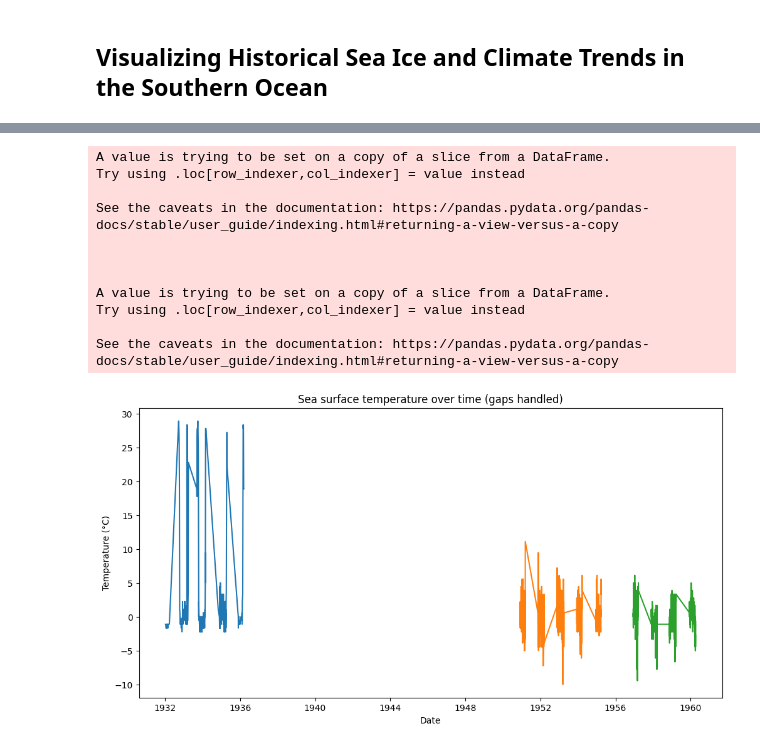
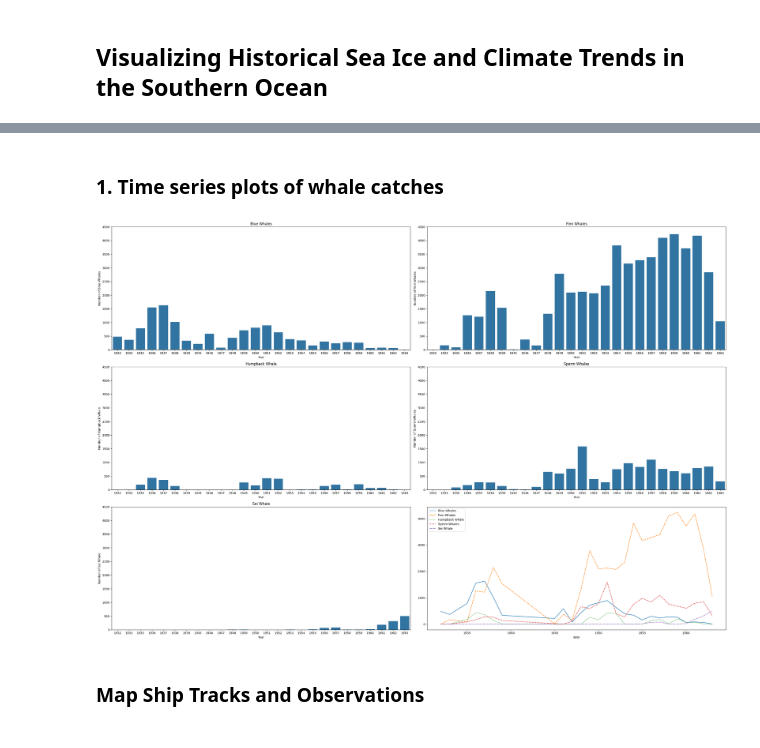
Before and after one commit to wandang2002/CDS-301, a Jupyter notebook: draft1.ipynb, the cells around one changed output, grey strips where cells are left out. Drawn from its saved outputs; the diff is of its cells as text; code cells hidden in the pictures.

```diff
--- a/draft1.ipynb
+++ b/draft1.ipynb
@@ -8,5 +8,6 @@ import plotly.express as px
 import geopandas
 import folium
 # %%
-climate_df = pd.read_csv("A historical Southern Ocean climate dataset from whaling ships' logbooks.csv")
-print(climate_df.head())
+climate_df = pd.read_csv("A historical Southern Ocean climate dataset from whaling ships' logbooks.csv", low_memory = False)
+
+whale_df = pd.read_csv("Bjorge_et_al_catchlogbook_whaling_weather_data_1932-63_data_publication.csv")
@@ -29,0 +16,3 @@ Columns (22) have mixed types. Specify dtype option on import or set low_memory=
+# %%
+whale_df = whale_df.drop(columns=[f'Unnamed: {i}' for i in range(17,24)], axis = 1)
+whale_df.info()
@@ -49,30 +42,26 @@ Name: SST, dtype: float64
-# %%
-# Calculate time difference between rows
-clean_climate_df['date_diff'] = clean_climate_df['date'].diff()
-
-# Mask rows where the gap is large (e.g., more than 1 year)
-gap_threshold = pd.Timedelta(days=365)
-clean_climate_df['group'] = (clean_climate_df['date_diff'] > gap_threshold).cumsum()
-
-# Plot line by group to avoid connecting across gaps
-plt.figure(figsize=(12,6))
-for _, group_df in clean_climate_df.groupby('group'):
-    plt.plot(group_df['date'], group_df['SST'], label=None)
-
-plt.xlabel("Date")
-plt.ylabel("Temperature (°C)")
-plt.title("Sea surface temperature over time (gaps handled)")
-plt.show()
-# %% [output]
-A value is trying to be set on a copy of a slice from a DataFrame.
-Try using .loc[row_indexer,col_indexer] = value instead
-
-See the caveats in the documentation: https://pandas.pydata.org/pandas-docs/stable/user_guide/indexing.html#returning-a-view-versus-a-copy
-
-
-
-A value is trying to be set on a copy of a slice from a DataFrame.
-Try using .loc[row_indexer,col_indexer] = value instead
-
-See the caveats in the documentation: https://pandas.pydata.org/pandas-docs/stable/user_guide/indexing.html#returning-a-view-versus-a-copy
-[figure, removed]
+# %% [markdown]
+### 1. Time series plots of whale catches
+# %%
+# Convert the date column to datetime format
+whale_df['date'] = pd.to_datetime(whale_df['date'])
+
+whale_species = ['Blue Whales', 'Finn Whales', 'Humpback Whale', 'Sperm Whales', 'Sei Whale']
+
+whale_counts_df = whale_df.groupby(whale_df['date'].dt.year)[whale_species].sum()
+# %%
+fig, ax = plt.subplots(3,2,figsize=(30,20))
+ax = ax.flatten()
+for idx, species in enumerate(whale_species):
+    sns.barplot(ax=ax[idx], x=whale_counts_df.index, y=whale_counts_df[species].values)
+    ax[idx].set_title(species)
+    ax[idx].set_xlabel("Year")
+    ax[idx].set_ylabel(f"Number of {species}")
+    ax[idx].set_ylim(0,4500)
+
+sns.lineplot(ax=ax[5], data = whale_counts_df)
+plt.tight_layout()
+plt.show()
+# %% [output]
+[figure, added]
+# %% [markdown]
+###  Map Ship Tracks and Observations
```
Also changed, not shown: parts of 5 cells of this notebook.
